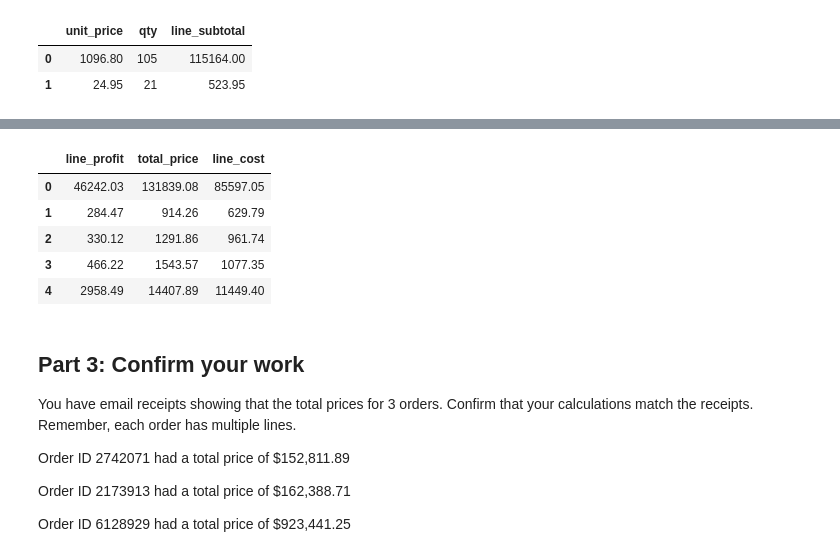
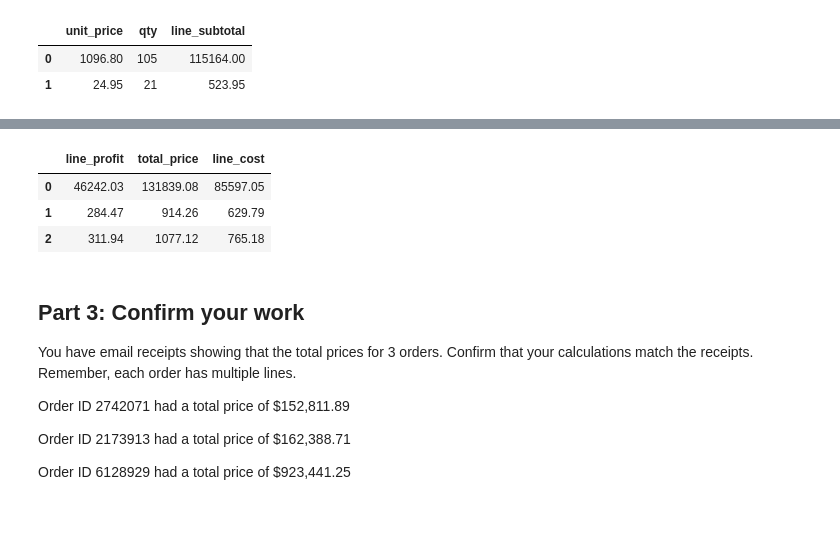
Before and after one commit to bmckimmy/pandas-challenge-1, a Jupyter notebook: Starter_Code (3)/Starter_Code/module_4_challenge.ipynb, the cells around one changed output, grey strips where cells are left out. Cells and saved outputs as stored; diff of their text form; code cells hidden in the pictures; blank space fills up the shorter version.

```diff
--- a/Starter_Code (3)/Starter_Code/module_4_challenge.ipynb
+++ b/Starter_Code (3)/Starter_Code/module_4_challenge.ipynb
@@ -108,14 +121,16 @@ df[['unit_price', 'qty', 'line_subtotal']].head(2)
 # for orders over 50 pounds and $10 per
 # pound for items 50 pounds or under.
 
+total_weight = df['unit_weight'] * df['qty']
+
+df['total_weight'] = total_weight
+
 def calculate_shipping_price(weight):
     if weight > 50:
-        return weight * 7
-    elif weight == 50:
         return weight * 7
     else:
         return weight * 10
 
-df['shipping_price'] = df['unit_weight'] * df['qty'].apply(calculate_shipping_price)
-df[['unit_price', 'unit_weight', 'qty', 'shipping_price']].head(3)
+df['shipping_price'] = df['total_weight'].apply(calculate_shipping_price)
+df[['unit_price', 'unit_weight', 'qty', 'total_weight', 'shipping_price']].head(3)
 # %% [output]
@@ -152,15 +167,13 @@ df[['line_cost', 'unit_cost', 'qty', 'shipping_price']].head(3)
 # %%
 # Create a column for the profit of
 # each line using line cost and line price
 df['line_profit'] = df['total_price'] - df['line_cost']
-df[['line_profit', 'total_price', 'line_cost']].head()
+df[['line_profit', 'total_price', 'line_cost']].head(3)
 # %% [output]
 |  | line_profit | total_price | line_cost |
 | 0 | 46242.03 | 131839.08 | 85597.05 |
 | 1 | 284.47 | 914.26 | 629.79 |
-| 2 | 330.12 | 1291.86 | 961.74 |
-| 3 | 466.22 | 1543.57 | 1077.35 |
-| 4 | 2958.49 | 14407.89 | 11449.40 |
+| 2 | 311.94 | 1077.12 | 765.18 |
 # %% [markdown]
 ## Part 3: Confirm your work
 You have email receipts showing that the total prices for 3 orders. Confirm that your calculations match the receipts. Remember, each order has multiple lines.
```
Also changed, not shown: parts of 10 cells of this notebook.
